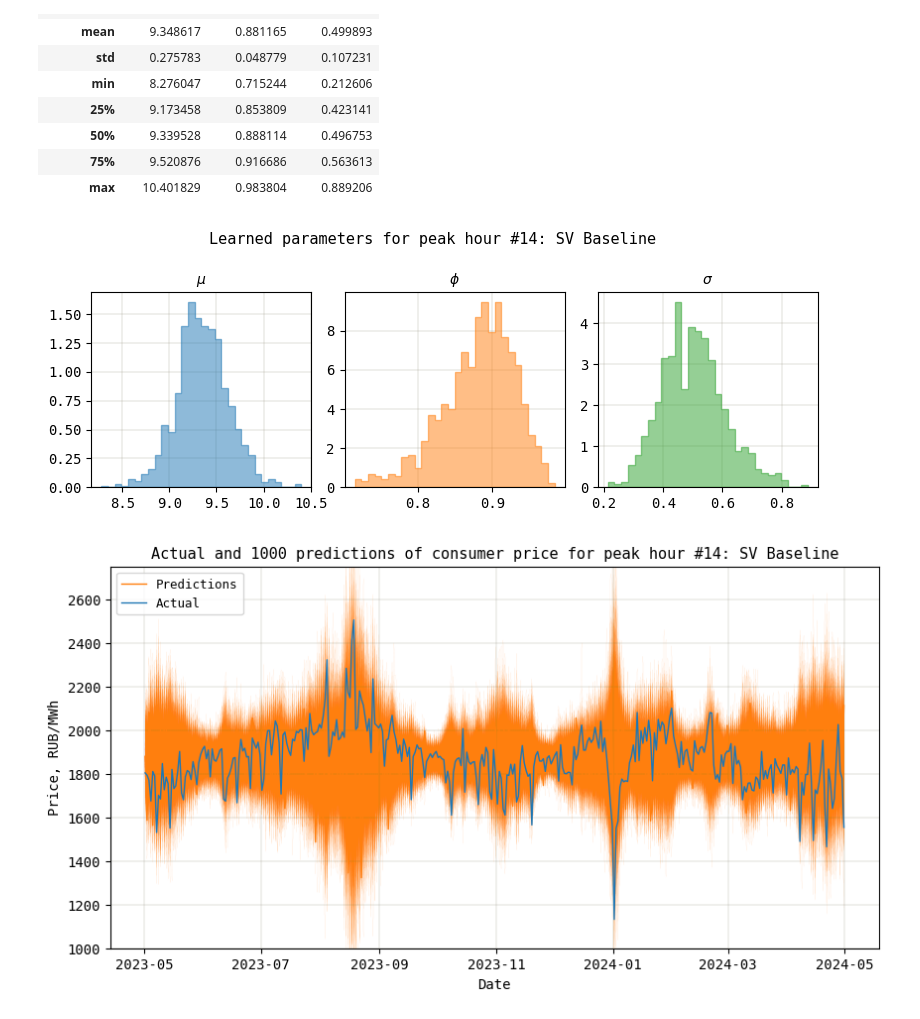
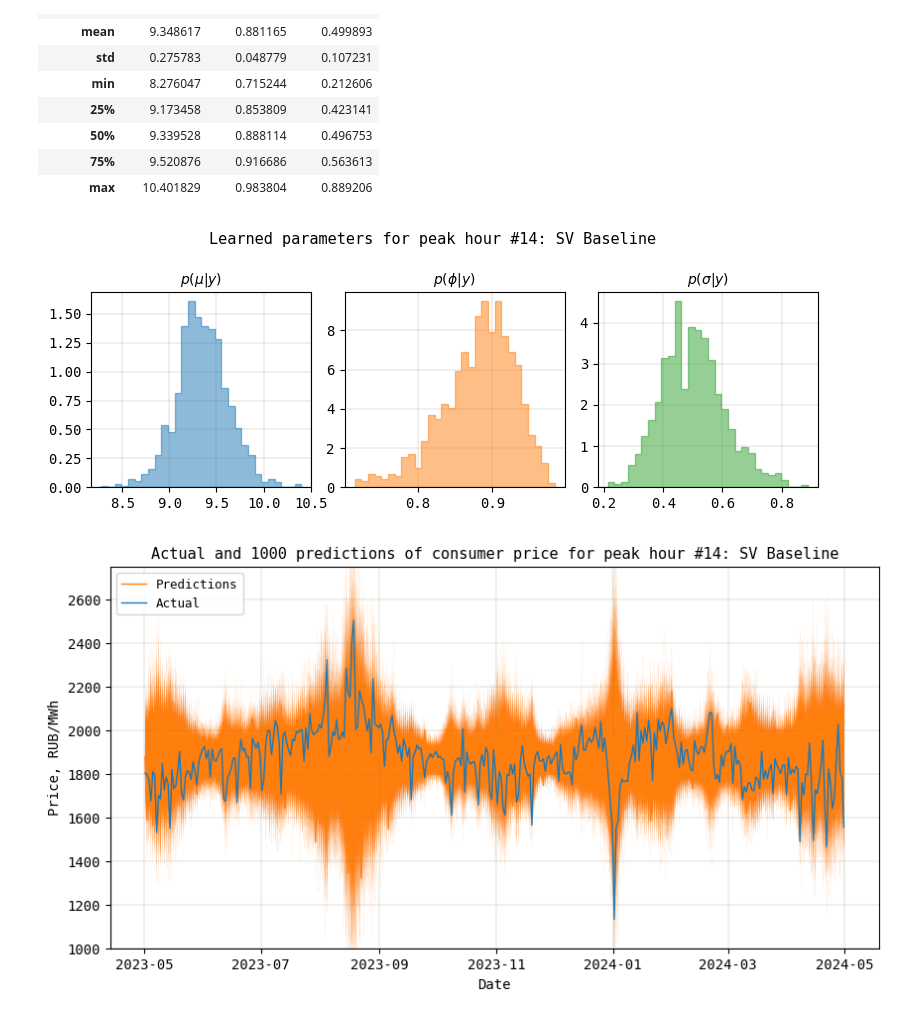
Before and after one commit to andrewha/mds2022, a Jupyter notebook: Thesis/sv_models_new.ipynb, the cells around one changed output. Saved outputs shown, nothing was run; the diff lists cells and outputs as text; code cells hidden in the pictures.

```diff
--- a/Thesis/sv_models_new.ipynb
+++ b/Thesis/sv_models_new.ipynb
@@ -441,20 +441,17 @@ fit_sv_base_peak_eur_df[['mu', 'phi', 'sigma']].describe()
 # %%
 plt.figure(figsize=(8, 3))
 for i, param in zip(range(1, 4), fit_sv_base_peak_eur_df[['mu', 'phi', 'sigma']].describe().columns):
     plt.subplot(1, 3, i)
     plt.hist(fit_sv_base_peak_eur_df[param], bins=30, density=True, histtype='stepfilled', color=f'C{i - 1}', edgecolor=f'C{i - 1}', alpha=0.5)
     plt.xticks(size=10, family='monospace')
     plt.yticks(size=10, family='monospace')
-    if param == 'y_mean':
-        plt.title('$\\bar{y}$', size=10, family='monospace')
-    else:
-        plt.title(f'$\{param}$', size=10, family='monospace')
+    plt.title(f'$p(\{param} | y)$', size=10, family='monospace')
     plt.grid(lw=0.25, color='xkcd:cement')
     plt.gca().set_axisbelow(True)
 plt.suptitle(f'Learned parameters for peak hour #{hour_max_eur}: {model_sv_base_peak_eur.name}', size=11, family='monospace')
 plt.tight_layout();
 # %% [output]
-[figure, old version]
+[figure, new version]
 # %%
 %%capture
 # Predict
```
Also changed, not shown: parts of 2 cells of this notebook, 1 other file.
